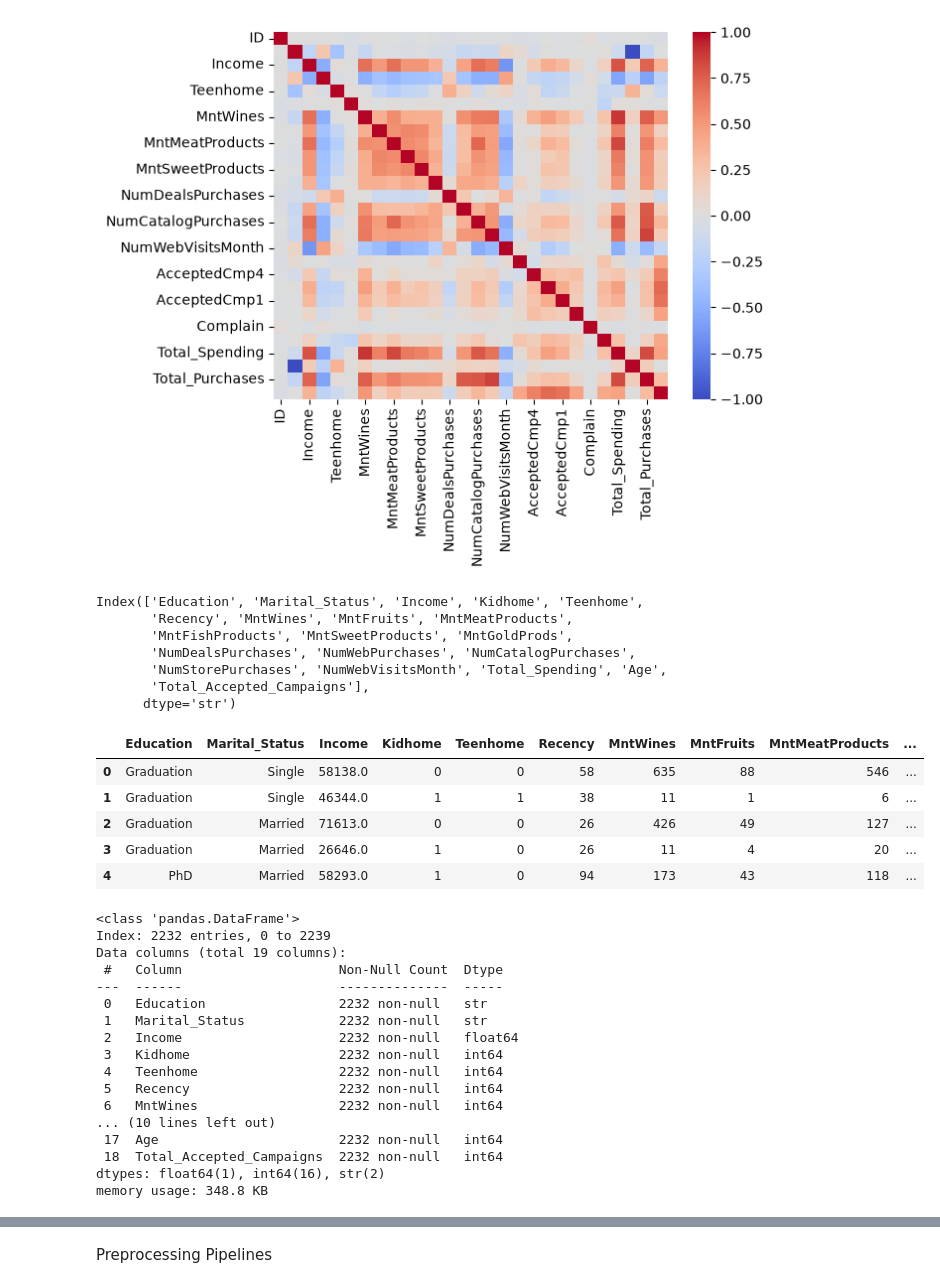
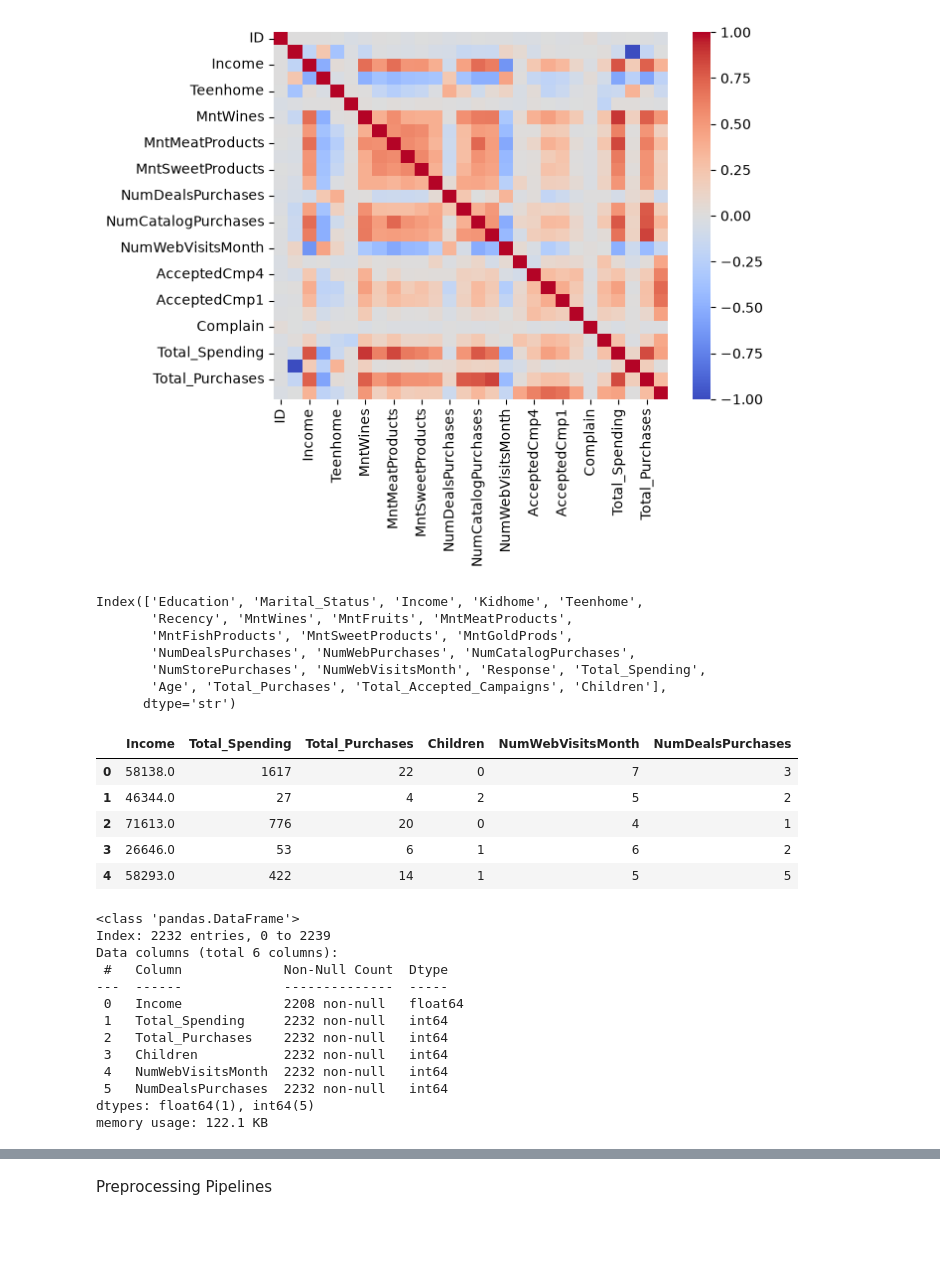
Before and after one commit to MKxFurkan/Customer-Segmentation, a Jupyter notebook: notebooks/customer_segmentation.ipynb, the cells around one changed output, grey strips where cells are left out. Drawn from its saved outputs; the diff is of its cells as text; code cells hidden in the pictures; blank space fills up the shorter version.

```diff
--- a/notebooks/customer_segmentation.ipynb
+++ b/notebooks/customer_segmentation.ipynb
@@ -284,6 +284,3 @@ sns.heatmap(df[numerical_cols].corr(),cmap='coolwarm',
 # %% [output]
 <Axes: >
 [figure]
-# %%
-df['Income']=df['Income'].fillna(df['Income'].median())
-df['Income'].isna().sum()
@@ -292,4 +287,4 @@ np.int64(0)
 # %%
-df=df[df['Income']<300000].copy()
-df['Income'].describe()
+df = df[df['Income'].isna() | (df['Income'] < 300000)].copy()
+df.describe()
 # %% [output]
@@ -411,6 +404,8 @@ drop_cols = [
 ]
 
 df=df.drop(columns=drop_cols)
+# %%
+df['Children'] = df['Kidhome'] + df['Teenhome']
 # %%
 df.columns
 # %% [output]
@@ -418,37 +413,43 @@ Index(['Education', 'Marital_Status', 'Income', 'Kidhome', 'Teenhome',
        'Recency', 'MntWines', 'MntFruits', 'MntMeatProducts',
        'MntFishProducts', 'MntSweetProducts', 'MntGoldProds',
        'NumDealsPurchases', 'NumWebPurchases', 'NumCatalogPurchases',
-       'NumStorePurchases', 'NumWebVisitsMonth', 'Total_Spending', 'Age',
-       'Total_Accepted_Campaigns'],
+       'NumStorePurchases', 'NumWebVisitsMonth', 'Response', 'Total_Spending',
+       'Age', 'Total_Purchases', 'Total_Accepted_Campaigns', 'Children'],
       dtype='str')
 # %%
-X = df.drop(columns=['Total_Spending'])
+features = [
+    'Income',
+    'Total_Spending',
+    'Total_Purchases',
+    'Children',
+    'NumWebVisitsMonth',
+    'NumDealsPurchases'
+]
+X = df[features].copy()
+
+y_response = df['Response'].copy()
 X.head()
 # %% [output]
-|  | Education | Marital_Status | Income | Kidhome | Teenhome | Recency | MntWines | MntFruits | MntMeatProducts | ... |
-| 0 | Graduation | Single | 58138.0 | 0 | 0 | 58 | 635 | 88 | 546 | ... |
-| 1 | Graduation | Single | 46344.0 | 1 | 1 | 38 | 11 | 1 | 6 | ... |
-| 2 | Graduation | Married | 71613.0 | 0 | 0 | 26 | 426 | 49 | 127 | ... |
-| 3 | Graduation | Married | 26646.0 | 1 | 0 | 26 | 11 | 4 | 20 | ... |
-| 4 | PhD | Married | 58293.0 | 1 | 0 | 94 | 173 | 43 | 118 | ... |
+|  | Income | Total_Spending | Total_Purchases | Children | NumWebVisitsMonth | NumDealsPurchases |
+| 0 | 58138.0 | 1617 | 22 | 0 | 7 | 3 |
+| 1 | 46344.0 | 27 | 4 | 2 | 5 | 2 |
+| 2 | 71613.0 | 776 | 20 | 0 | 4 | 1 |
+| 3 | 26646.0 | 53 | 6 | 1 | 6 | 2 |
+| 4 | 58293.0 | 422 | 14 | 1 | 5 | 5 |
 # %%
 X.info()
 # %% [output]
 <class 'pandas.DataFrame'>
 Index: 2232 entries, 0 to 2239
-Data columns (total 19 columns):
- #   Column                    Non-Null Count  Dtype
----  ------                    --------------  -----
- 0   Education                 2232 non-null   str
- 1   Marital_Status            2232 non-null   str
- 2   Income                    2232 non-null   float64
- 3   Kidhome                   2232 non-null   int64
- 4   Teenhome                  2232 non-null   int64
- 5   Recency                   2232 non-null   int64
- 6   MntWines                  2232 non-null   int64
-... (10 lines left out)
- 17  Age                       2232 non-null   int64
- 18  Total_Accepted_Campaigns  2232 non-null   int64
-dtypes: float64(1), int64(16), str(2)
-memory usage: 348.8 KB
+Data columns (total 6 columns):
+ #   Column             Non-Null Count  Dtype
+---  ------             --------------  -----
+ 0   Income             2208 non-null   float64
+ 1   Total_Spending     2232 non-null   int64
+ 2   Total_Purchases    2232 non-null   int64
+ 3   Children           2232 non-null   int64
+ 4   NumWebVisitsMonth  2232 non-null   int64
+ 5   NumDealsPurchases  2232 non-null   int64
+dtypes: float64(1), int64(5)
+memory usage: 122.1 KB
 # %%
```
Also changed, not shown: parts of 20 cells of this notebook, 3 other files.
